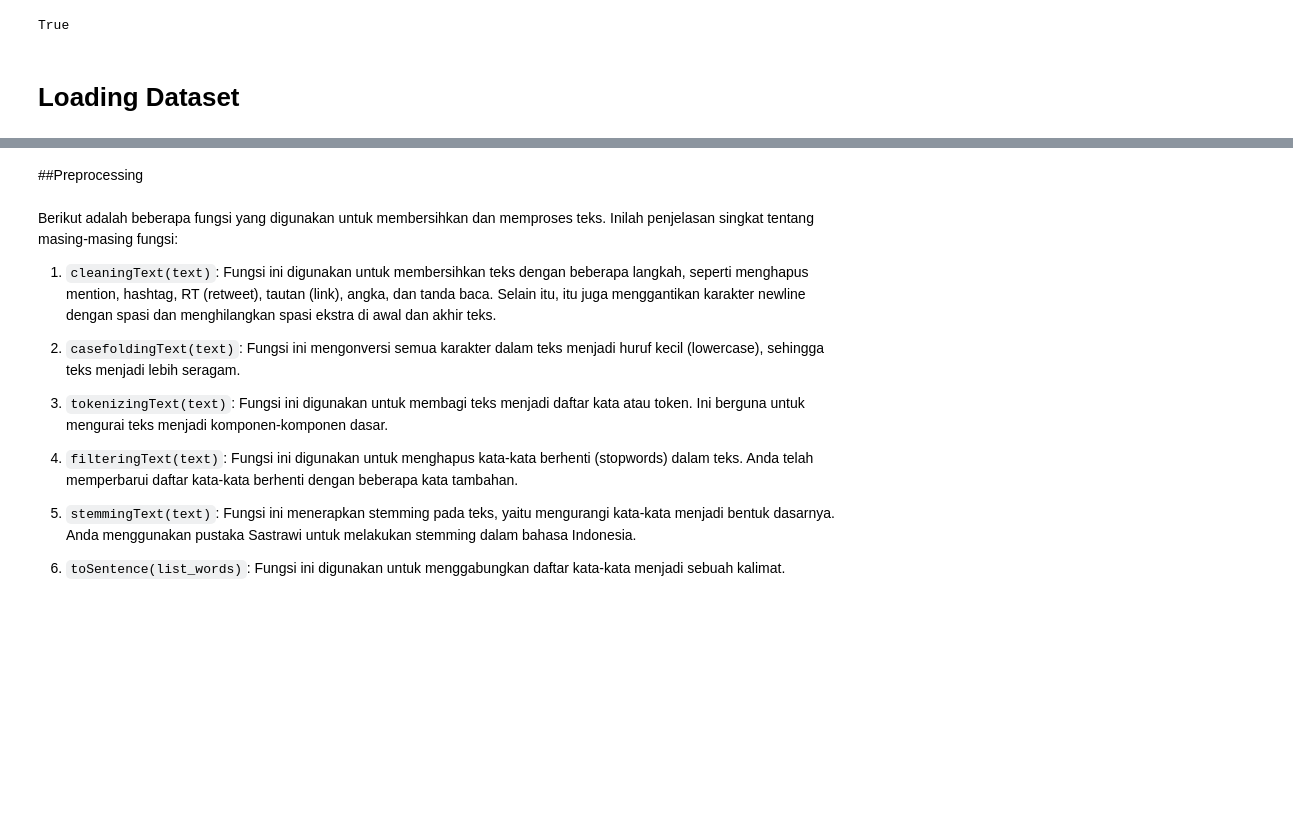
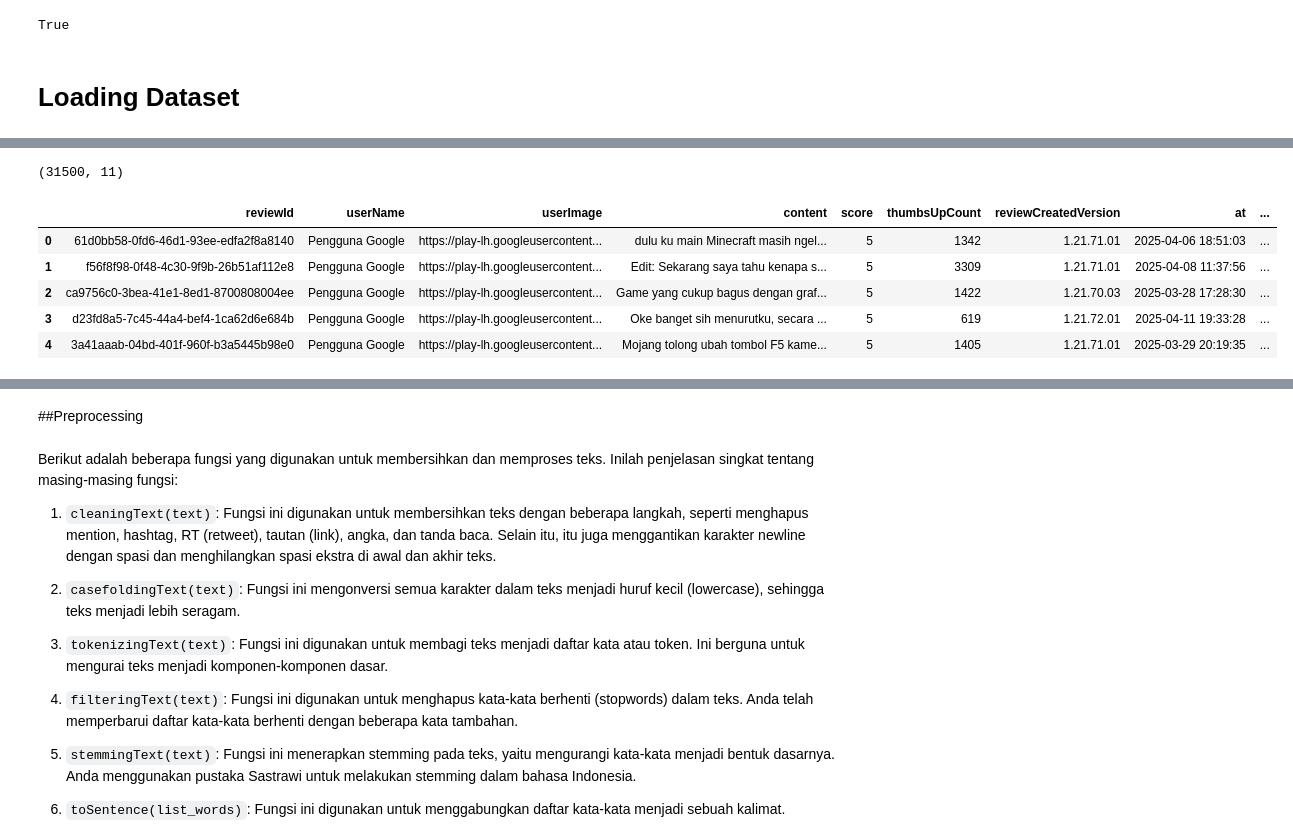
Before and after one commit to NaufalNurFahriza/proyek-sentimen-analisis-dicoding, a Jupyter notebook: Sentiment_Analysis_using_Machine_Learning.ipynb, the cells around one changed output, grey strips where cells are left out. Drawn from its saved outputs; the diff is of its cells as text; code cells hidden in the pictures; blank space fills up the shorter version.

```diff
--- a/Sentiment_Analysis_using_Machine_Learning.ipynb
+++ b/Sentiment_Analysis_using_Machine_Learning.ipynb
@@ -69 +45,21 @@ app_reviews_df.head()
+# %%
+import pandas as pd
+
+# Path file CSV setelah upload
+file_path = '/content/Minecraft_reviews.csv'
+
+# Membaca file CSV
+app_reviews_df = pd.read_csv(file_path)
+
+# Cek hasil
+print(app_reviews_df.shape)
+app_reviews_df.head()
+# %% [output]
+(31500, 11)
+|  | reviewId | userName | userImage | content | score | thumbsUpCount | reviewCreatedVersion | at | ... |
+| 0 | 61d0bb58-0fd6-46d1-93ee-edfa2f8a8140 | Pengguna Google | https://play-lh.googleusercontent... | dulu ku main Minecraft masih ngel... | 5 | 1342 | 1.21.71.01 | 2025-04-06 18:51:03 | ... |
+| 1 | f56f8f98-0f48-4c30-9f9b-26b51af112e8 | Pengguna Google | https://play-lh.googleusercontent... | Edit: Sekarang saya tahu kenapa s... | 5 | 3309 | 1.21.71.01 | 2025-04-08 11:37:56 | ... |
+| 2 | ca9756c0-3bea-41e1-8ed1-8700808004ee | Pengguna Google | https://play-lh.googleusercontent... | Game yang cukup bagus dengan graf... | 5 | 1422 | 1.21.70.03 | 2025-03-28 17:28:30 | ... |
+| 3 | d23fd8a5-7c45-44a4-bef4-1ca62d6e684b | Pengguna Google | https://play-lh.googleusercontent... | Oke banget sih menurutku, secara ... | 5 | 619 | 1.21.72.01 | 2025-04-11 19:33:28 | ... |
+| 4 | 3a41aaab-04bd-401f-960f-b3a5445b98e0 | Pengguna Google | https://play-lh.googleusercontent... | Mojang tolong ubah tombol F5 kame... | 5 | 1405 | 1.21.71.01 | 2025-03-29 20:19:35 | ... |
 # %%
```
Also changed, not shown: parts of 17 cells of this notebook.
